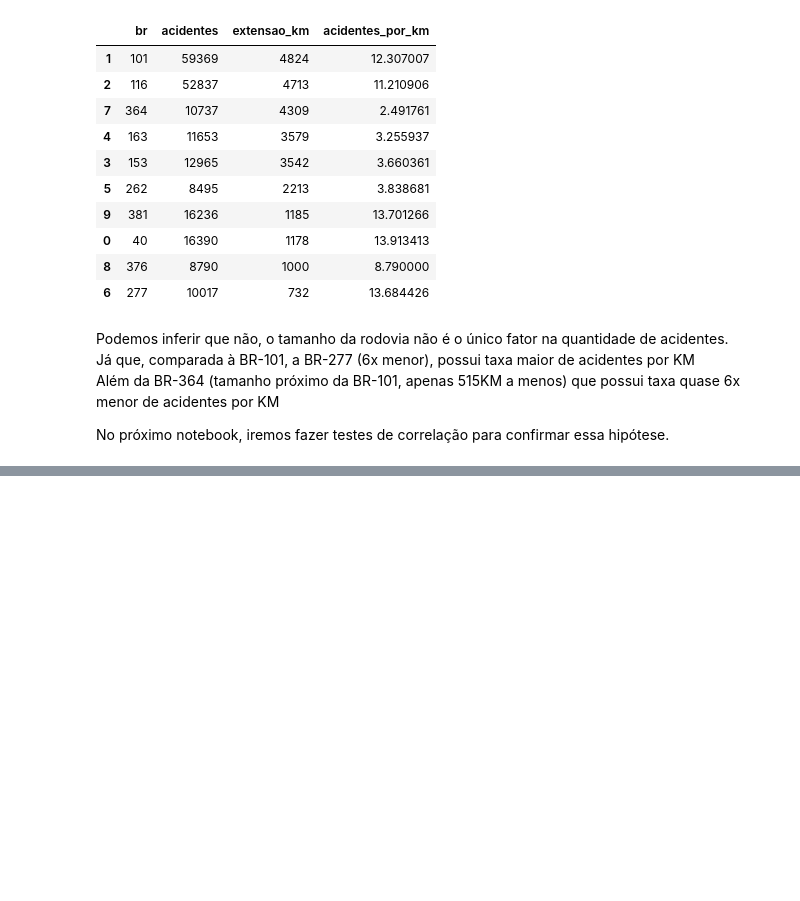
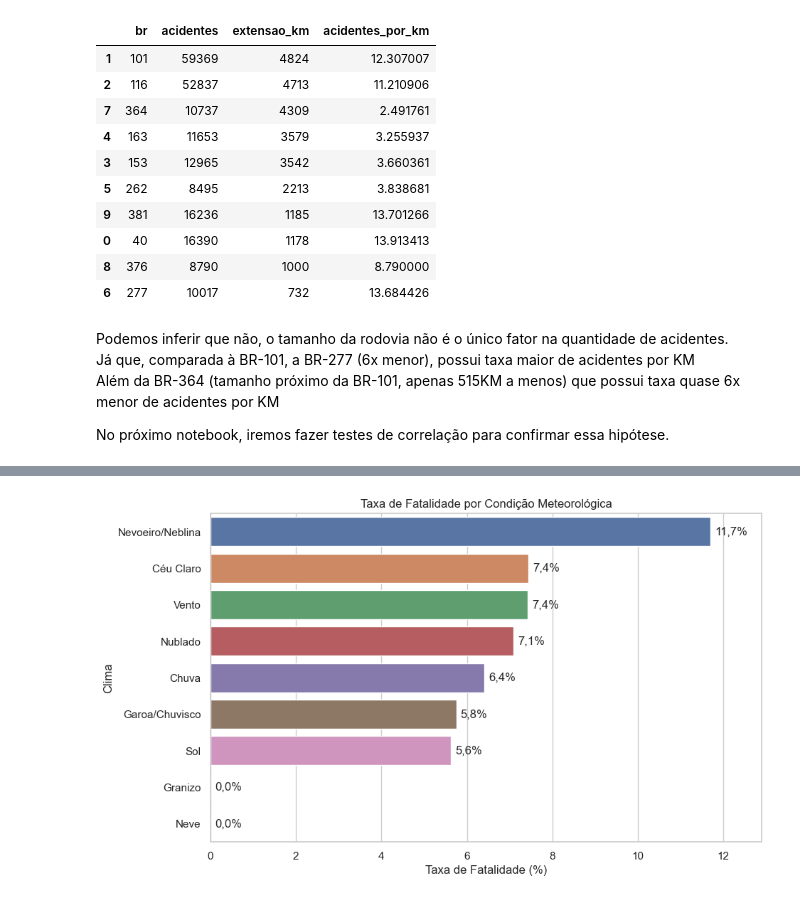
Before and after one commit to LucasMesquitaAlc/acidentes-prf-analise, a Jupyter notebook: notebooks/02_EDA.ipynb, the cells around one changed output, grey strips where cells are left out. Drawn from its saved outputs; the diff is of its cells as text; code cells hidden in the pictures; blank space fills up the shorter version.

```diff
--- a/notebooks/02_EDA.ipynb
+++ b/notebooks/02_EDA.ipynb
@@ -262,0 +267,16 @@ No próximo notebook, iremos fazer testes de correlação para confirmar essa hi
+# %%
+df_biv_clima = df[df['condicao_metereologica'] != 'Ignorado'].groupby('condicao_metereologica')['acidente_fatal'].mean()*100
+df_biv_clima = df_biv_clima.sort_values(ascending=False).reset_index()
+
+plt.figure(figsize=(10, 6))
+ax = sns.barplot(data=df_biv_clima, x='acidente_fatal', y='condicao_metereologica')
+for bar in ax.patches:
+    ax.text(bar.get_width() + 0.1, bar.get_y() + bar.get_height()/2,
+            f'{bar.get_width():.1f}%'.replace('.',','), va='center')
+ax.set_xlim(0, df_biv_clima['acidente_fatal'].max() + 1.2)
+plt.xlabel('Taxa de Fatalidade (%)')
+plt.ylabel('Clima')
+plt.title('Taxa de Fatalidade por Condição Meteorológica')
+plt.show()
+# %% [output]
+[figure, added]
```
Also changed, not shown: parts of 3 cells of this notebook.
